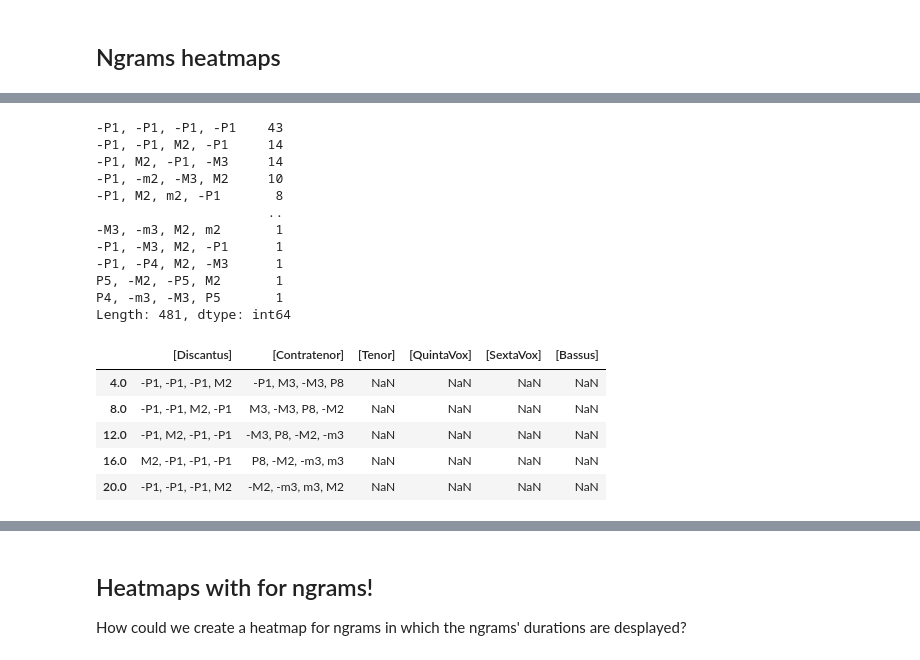
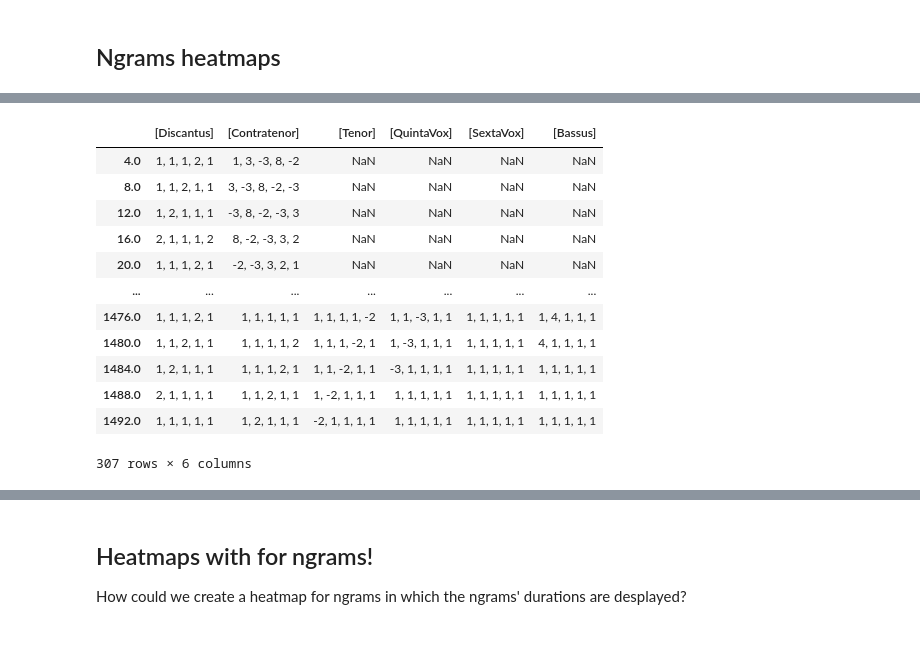
Before and after one commit to trangdang168/CRIM_Intervals_Notebooks, a Jupyter notebook: update_viz.ipynb, the cells around one changed output, grey strips where cells are left out. Drawn from its saved outputs; the diff is of its cells as text; code cells hidden in the pictures.

```diff
--- a/update_viz.ipynb
+++ b/update_viz.ipynb
@@ -143,6 +100,6 @@ viz.plot_relationship_heatmap(df_obvservations_0011, 'ema', main_category='music
 corpus = CorpusBase(['https://crimproject.org/mei/CRIM_Model_0017.mei'])
 model = corpus.scores[0]
 mel = model.getMelodic(kind='d', compound=False, unit=4)
-mel = model.getMelodic(compound=False, unit=4)
-mel_ngrams = model.getNgrams(df=mel, n=4, cell_type=str)
+mel_ngrams = model.getNgrams(df=mel, n=5)
+mel_ngrams
 # %% [output]
@@ -150,24 +107,15 @@ Successfully imported.
+|  | [Discantus] | [Contratenor] | [Tenor] | [QuintaVox] | [SextaVox] | [Bassus] |
+| 4.0 | 1, 1, 1, 2, 1 | 1, 3, -3, 8, -2 | NaN | NaN | NaN | NaN |
+| 8.0 | 1, 1, 2, 1, 1 | 3, -3, 8, -2, -3 | NaN | NaN | NaN | NaN |
+| 12.0 | 1, 2, 1, 1, 1 | -3, 8, -2, -3, 3 | NaN | NaN | NaN | NaN |
+| 16.0 | 2, 1, 1, 1, 2 | 8, -2, -3, 3, 2 | NaN | NaN | NaN | NaN |
+| 20.0 | 1, 1, 1, 2, 1 | -2, -3, 3, 2, 1 | NaN | NaN | NaN | NaN |
+| ... | ... | ... | ... | ... | ... | ... |
+| 1476.0 | 1, 1, 1, 2, 1 | 1, 1, 1, 1, 1 | 1, 1, 1, 1, -2 | 1, 1, -3, 1, 1 | 1, 1, 1, 1, 1 | 1, 4, 1, 1, 1 |
+| 1480.0 | 1, 1, 2, 1, 1 | 1, 1, 1, 1, 2 | 1, 1, 1, -2, 1 | 1, -3, 1, 1, 1 | 1, 1, 1, 1, 1 | 4, 1, 1, 1, 1 |
+| 1484.0 | 1, 2, 1, 1, 1 | 1, 1, 1, 2, 1 | 1, 1, -2, 1, 1 | -3, 1, 1, 1, 1 | 1, 1, 1, 1, 1 | 1, 1, 1, 1, 1 |
+| 1488.0 | 2, 1, 1, 1, 1 | 1, 1, 2, 1, 1 | 1, -2, 1, 1, 1 | 1, 1, 1, 1, 1 | 1, 1, 1, 1, 1 | 1, 1, 1, 1, 1 |
+| 1492.0 | 1, 1, 1, 1, 1 | 1, 2, 1, 1, 1 | -2, 1, 1, 1, 1 | 1, 1, 1, 1, 1 | 1, 1, 1, 1, 1 | 1, 1, 1, 1, 1 |
+307 rows × 6 columns
 # %%
-mel_ngrams.stack().dropna().value_counts()
+mel_ngram_list = mel_ngrams.stack().dropna().value_counts().head(10).index.to_list()
-# %% [output]
--P1, -P1, -P1, -P1    43
--P1, -P1, M2, -P1     14
--P1, M2, -P1, -M3     14
--P1, -m2, -M3, M2     10
--P1, M2, m2, -P1       8
-                      ..
--M3, -m3, M2, m2       1
--P1, -M3, M2, -P1      1
--P1, -P4, M2, -M3      1
-P5, -M2, -P5, M2       1
-P4, -m3, -M3, P5       1
-Length: 481, dtype: int64
-# %%
-mel_ngrams.head()
-# %% [output]
-|  | [Discantus] | [Contratenor] | [Tenor] | [QuintaVox] | [SextaVox] | [Bassus] |
-| 4.0 | -P1, -P1, -P1, M2 | -P1, M3, -M3, P8 | NaN | NaN | NaN | NaN |
-| 8.0 | -P1, -P1, M2, -P1 | M3, -M3, P8, -M2 | NaN | NaN | NaN | NaN |
-| 12.0 | -P1, M2, -P1, -P1 | -M3, P8, -M2, -m3 | NaN | NaN | NaN | NaN |
-| 16.0 | M2, -P1, -P1, -P1 | P8, -M2, -m3, m3 | NaN | NaN | NaN | NaN |
-| 20.0 | -P1, -P1, -P1, M2 | -M2, -m3, m3, M2 | NaN | NaN | NaN | NaN |
```
Also changed, not shown: parts of 29 cells of this notebook, 5 other files.
